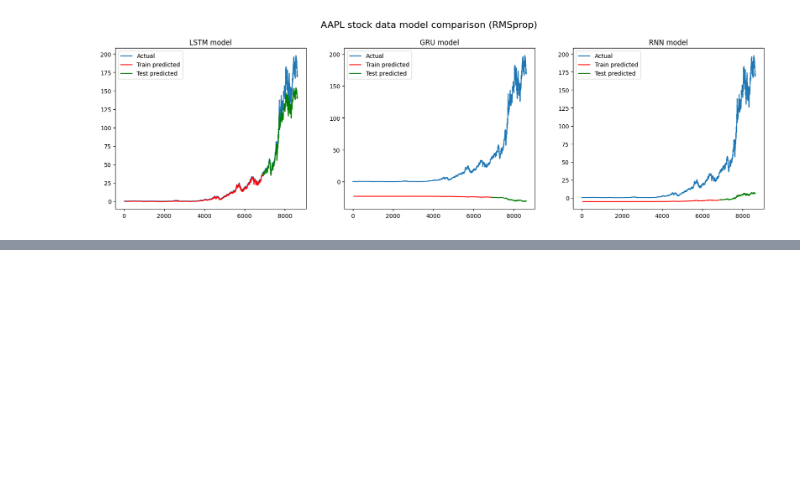
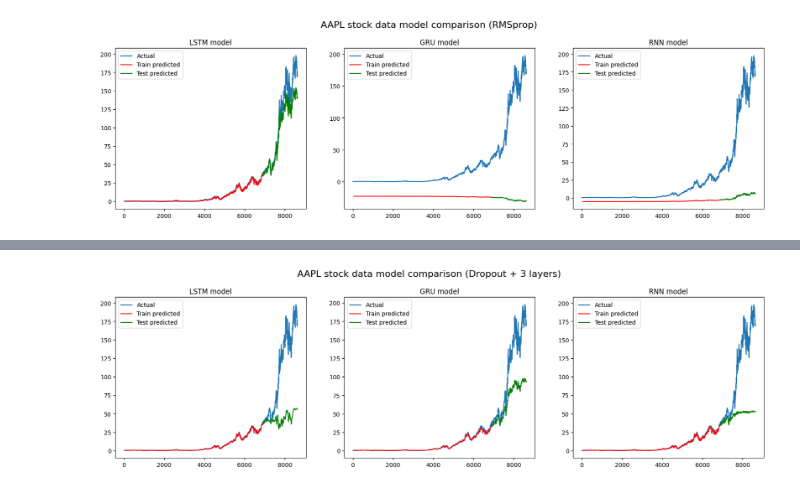
Before and after one commit to Ignatella/SEM-8-SSN, a Jupyter notebook: ssn-lab-04.ipynb, the cells around one changed output, grey strips where cells are left out. Drawn from its saved outputs; the diff is of its cells as text; code cells hidden in the pictures; blank space fills up the shorter version.

```diff
--- a/ssn-lab-04.ipynb
+++ b/ssn-lab-04.ipynb
@@ -1134,0 +1268,14 @@ plot_all_results(
+# %%
+plot_all_results(
+    title='AAPL stock data model comparison (Dropout + 3 layers)',
+    lookback=lookback,
+    actual=df['Open'].values,
+    train_preds_lstm=scaler.inverse_transform(train_preds_lstm.reshape(-1, 1)).flatten(),
+    test_preds_lstm=scaler.inverse_transform(test_preds_lstm.reshape(-1, 1)).flatten(),
+    train_preds_gru=scaler.inverse_transform(train_preds_gru.reshape(-1, 1)).flatten(),
+    test_preds_gru=scaler.inverse_transform(test_preds_gru.reshape(-1, 1)).flatten(),
+    train_preds_rnn=scaler.inverse_transform(train_preds_rnn.reshape(-1, 1)).flatten(),
+    test_preds_rnn=scaler.inverse_transform(test_preds_rnn.reshape(-1, 1)).flatten()
+)
+# %% [output]
+[figure, added]
```
Also changed, not shown: parts of 17 cells of this notebook.
